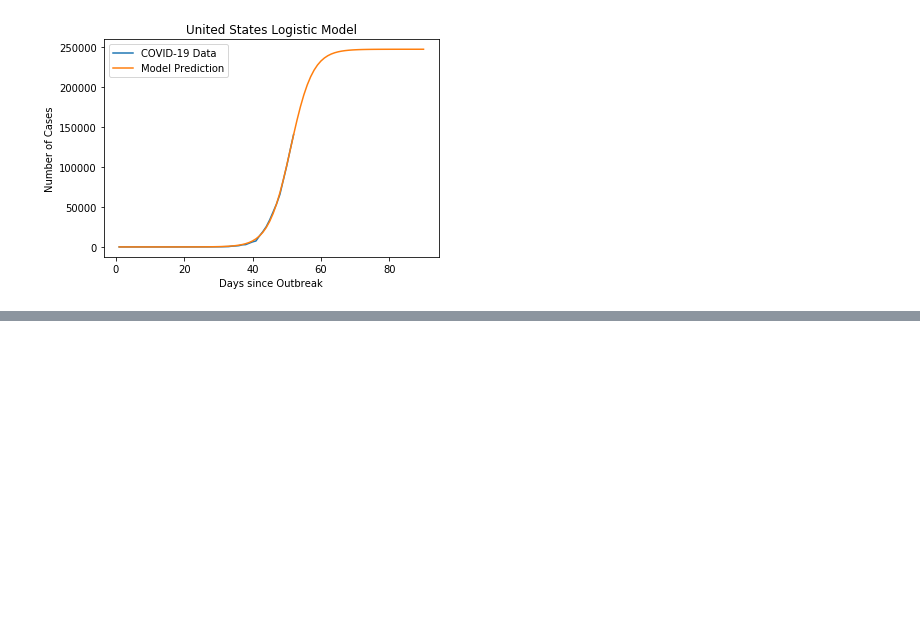
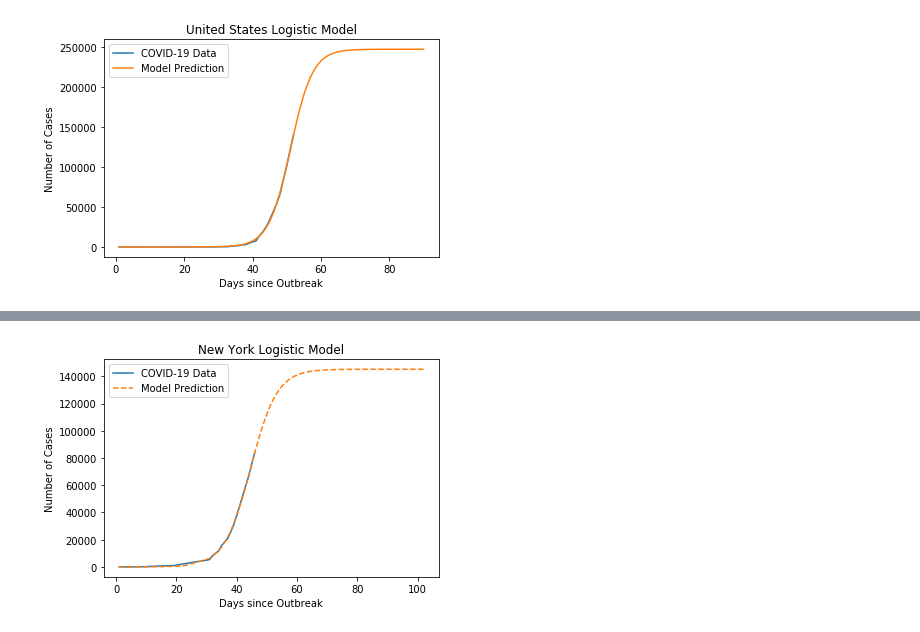
Before and after one commit to miholjcicmarko/COMP5360Project, a Jupyter notebook: python_journals/models.ipynb, the cells around one changed output, grey strips where cells are left out. Saved outputs shown, nothing was run; the diff lists cells and outputs as text; code cells hidden in the pictures; blank space fills up the shorter version.

Commit message:
updated models with states

```diff
--- a/python_journals/models.ipynb
+++ b/python_journals/models.ipynb
@@ -1012,3 +1011,91 @@ plt.plot(Day+pred_x, Pred, label="Model Prediction")
 plt.title("Peru Logistic Model")
 plt.xlabel("Days since Outbreak"); plt.ylabel("Number of Cases")
 plt.legend()
+# %%
+df = pd.read_csv('/Users/spenc/OneDrive/Documents/University_of_Utah/2019-2020/DataScience/COMP5360Project/project_files/csv_files/usaCLEANCDRdata.csv')
+from scipy.optimize import curve_fit
+from scipy.optimize import fsolve
+import matplotlib.pyplot as plt
+import math
+# %%
+stateinf = []
+# %%
+#new york, utah, cali, washington, illinois, florida, SD, idaho, SC
+from datetime import datetime
+Dates = df.groupby("Last Update")
+df1 = Dates.count()
+
+Dates = list(df1.index.values)
+df
+NY = df[df["Province/State"] == 'NY']
+dNY = NY.groupby("Last Update")
+dNY = dNY.sum()
+dNY = list(dNY["Confirmed"].values)
+dNY
+length = len(dNY)
+dfDate = pd.DataFrame(Dates[0:length])
+dfDate
+
+NYCases = pd.DataFrame({"New York": dNY})
+NYCases
+NYCases = pd.concat([dfDate,NYCases], axis=1, sort = False)
+NYCases
+NYCases = NYCases.rename(columns={0: "Date"})
+NYCases
+
+FMT = '%m/%d/%Y'
+days = NYCases['Date']
+numday = []
+
+from datetime import datetime
+for a in days:
+#    x = a
+    y = (datetime.strptime(a, FMT) - datetime.strptime("1/21/2020", FMT))
+    z = y.days
+    numday.append(z)
+
+Day = numday
+Cases = list(NYCases.iloc[:,1])
+
+plt.plot(Day, Cases, label="COVID-19 Data")
+
+import numpy as np
+def LogisticModel(x,v,t,c):
+    return c/(1+np.exp(-(x-t)/v))
+
+fit = curve_fit(LogisticModel,Day,Cases,p0=[2,30,75000])
+params = fit[0]
+v = params[0]
+t = params[1]
+c = params[2]
+
+print(v)
+print(t)
+print(c)
+
+stateinf.append(math.ceil(c))
+
+import math
+finishday = t
+finishday = math.ceil(finishday)
+startdate = "01/21/2020"
+startdate = pd.to_datetime(startdate) + pd.DateOffset(days=(67-len(numday)))
+startdate
+
+enddate = pd.to_datetime(startdate) + pd.DateOffset(days=finishday)
+print("Day of Inflection: " + str(enddate))
+
+sol = int(fsolve(lambda Day : LogisticModel(Day,v,t,c) - int(c),t))
+sol
+
+enddate = pd.to_datetime(startdate) + pd.DateOffset(days=sol)
+print("End of the Infection: " + str(enddate))
+
+pred_x = list(range(max(Day),sol))
+
+Pred = [LogisticModel(i,v,t,c) for i in Day+pred_x]
+plt.plot(Day+pred_x, Pred, label="Model Prediction", linestyle="dashed")
+plt.title("New York Logistic Model")
+plt.xlabel("Days since Outbreak"); plt.ylabel("Number of Cases")
+plt.legend()
+# %% [output]
@@ -1014,0 +1108 @@ plt.legend()
+[figure, added]
```
Also changed, not shown: parts of 11 cells of this notebook.
